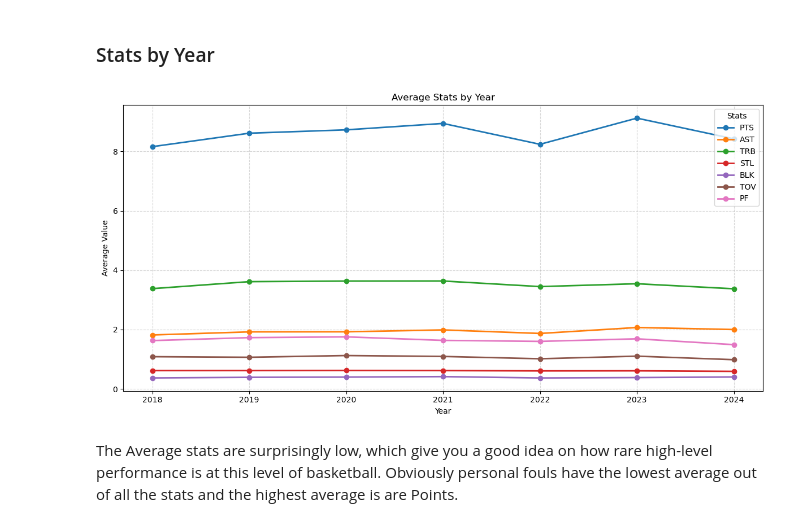
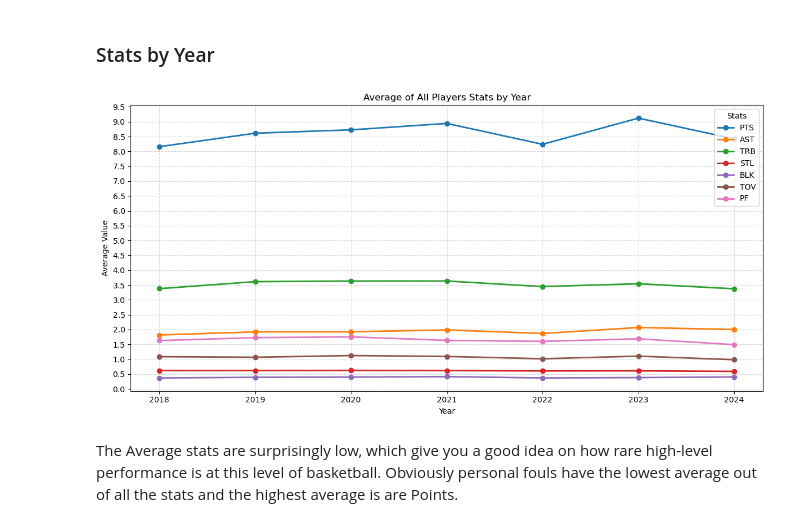
Before and after one commit to oduku1/Omar_Dukureh_Capstone_Final, a Jupyter notebook: Omar_Dukureh_Sprint_1/data.ipynb, the cells around one changed output. Cells and saved outputs as stored; diff of their text form; code cells hidden in the pictures.

```diff
--- a/Omar_Dukureh_Sprint_1/data.ipynb
+++ b/Omar_Dukureh_Sprint_1/data.ipynb
@@ -45,10 +45,10 @@ Year       0
 dtype: int64
 # %%
 #dropNA values
-Nba2018.dropna()
-Nba2019.dropna()
-Nba2020.dropna()
-Nba2021.dropna()
-Nba2022.dropna()
-Nba2023.dropna()
-Nba2024.dropna()
+Nba2018 = Nba2018.dropna(['Player'])
+Nba2019 = Nba2019.dropna()
+Nba2020 = Nba2020.dropna()
+Nba2021 = Nba2021.dropna()
+Nba2022 = Nba2022.dropna()
+Nba2023 = Nba2023.dropna()
+Nba2024 = Nba2024.dropna()
@@ -195,25 +181,26 @@ Nba_combined['Creation_proxy'] = (
 # %%
 #lets check the each stat by Year and see how players are performing as years go by
 
 # Group by Year and calculate mean of target stats
 Target_stats = ['PTS', 'AST', 'TRB', 'STL', 'BLK', 'TOV', 'PF']
 Season_stats = Nba_combined.groupby('Year')[Target_stats].mean()
 
 # Plotting
 plt.figure(figsize=(12, 6))
 for stat in Target_stats:
     plt.plot(Season_stats.index, Season_stats[stat], label=stat, marker='o', linewidth=2)
 
-plt.title('Average Stats by Year')
+plt.title('Average of All Players Stats by Year')
 plt.xlabel('Year')
 plt.ylabel('Average Value')
+plt.yticks(np.arange(0,10,.5))
 plt.legend(title='Stats')
 plt.grid(True, linestyle='--', alpha=0.5)
 plt.tight_layout()
 plt.grid(True)
 plt.show()
 # %% [output]
-[figure, old version]
+[figure, new version]
 # %% [markdown]
 The Average stats are surprisingly low, which give you a good idea on how rare high-level performance is at this level of basketball. Obviously personal fouls have the lowest average out of all the stats and the highest average is are Points.
 # %% [markdown]
```
Also changed, not shown: parts of 1 cell of this notebook, 2 other files.
